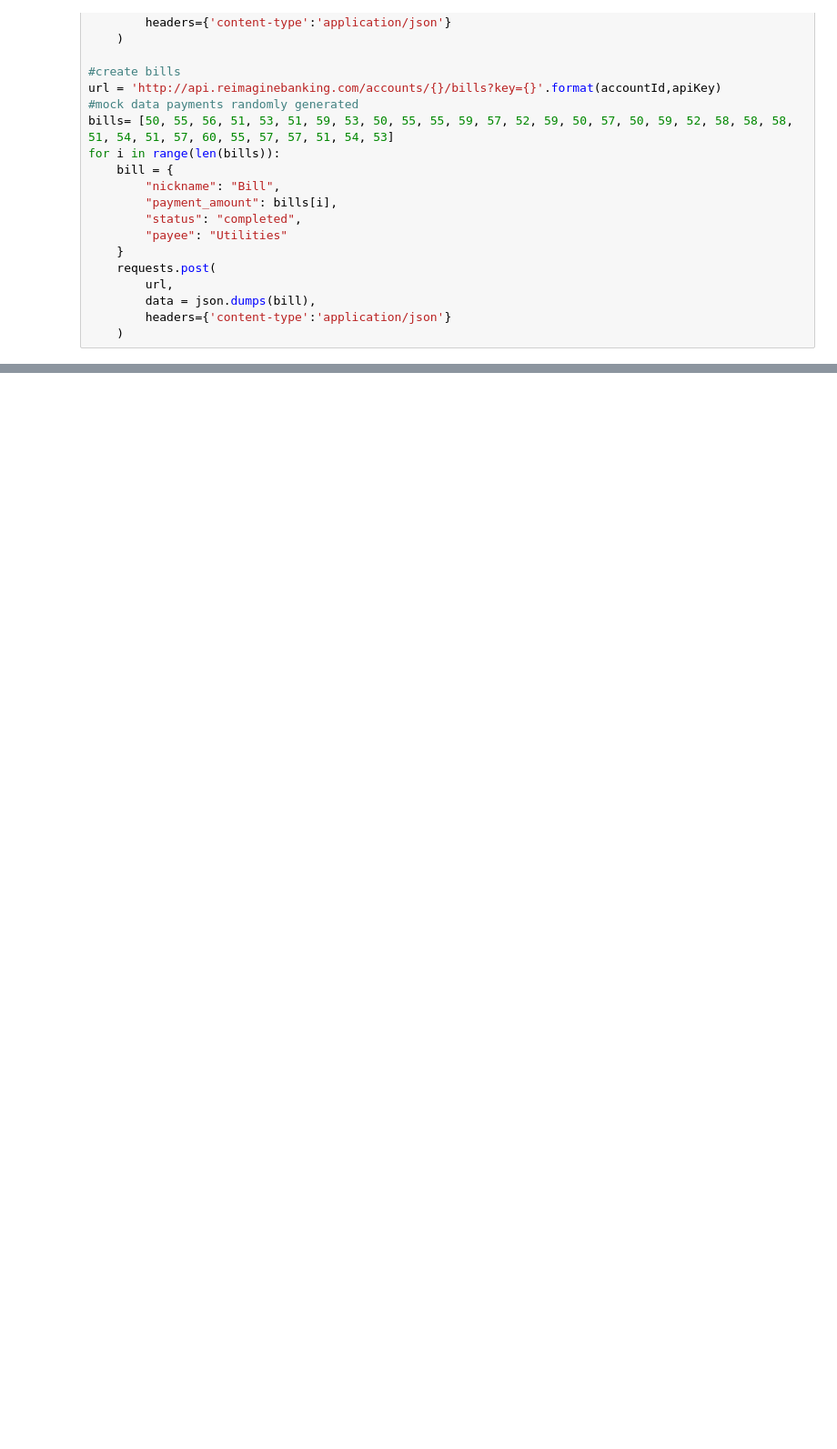
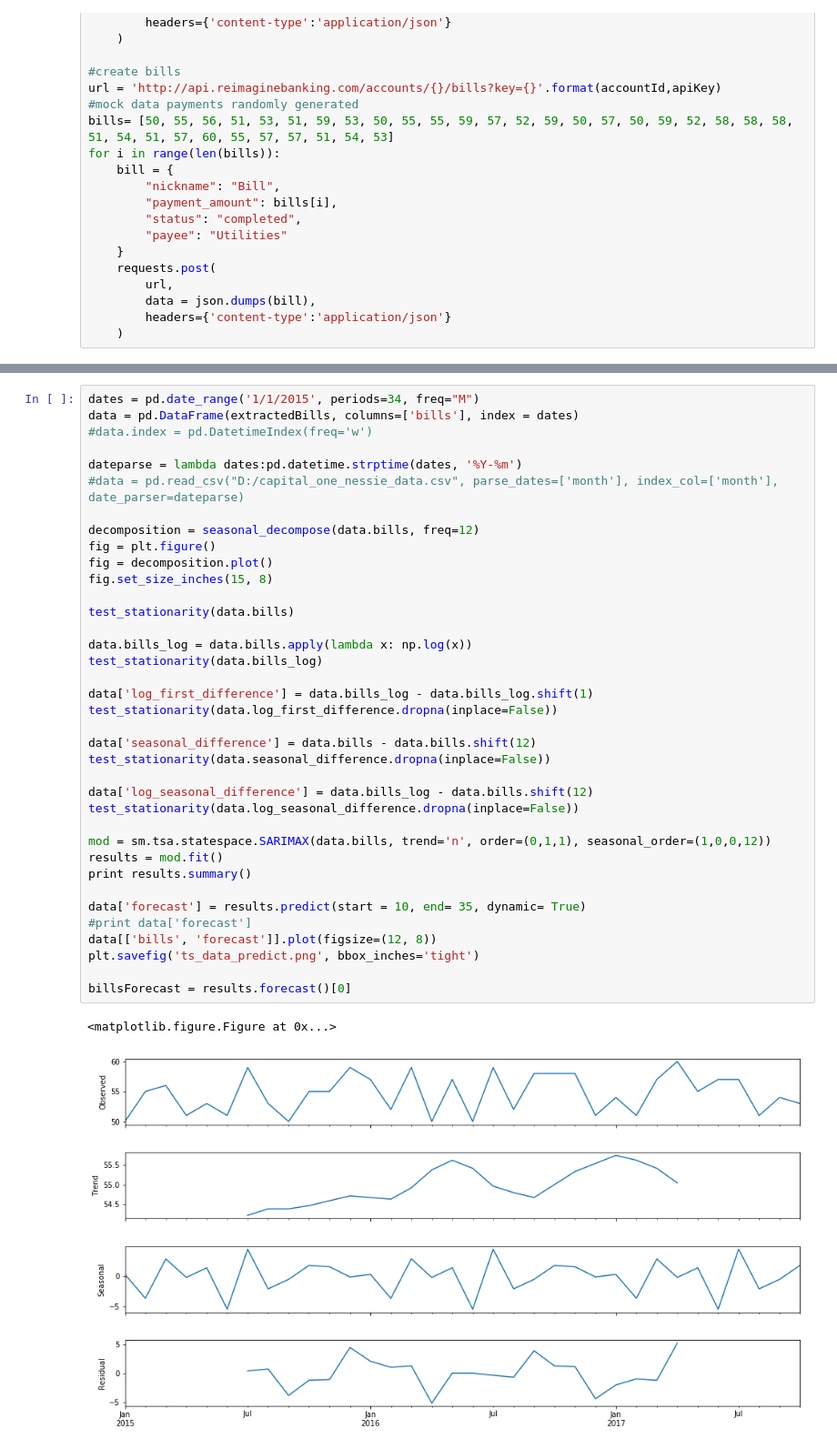
Before and after one commit to reemasinghal1234/Technica2017, a Jupyter notebook: PurchasePredictions.ipynb, the cells around one changed output, grey strips where cells are left out. Shown at 91% size. Cells and saved outputs as stored; diff of their text form; blank space fills up the shorter version.

```diff
--- a/PurchasePredictions.ipynb
+++ b/PurchasePredictions.ipynb
@@ -211,0 +544,40 @@ for bill in bills:
+# %%
+dates = pd.date_range('1/1/2015', periods=34, freq="M")
+data = pd.DataFrame(extractedBills, columns=['bills'], index = dates)
+#data.index = pd.DatetimeIndex(freq='w')
+
+dateparse = lambda dates:pd.datetime.strptime(dates, '%Y-%m')
+#data = pd.read_csv("D:/capital_one_nessie_data.csv", parse_dates=['month'], index_col=['month'], date_parser=dateparse)
+
+decomposition = seasonal_decompose(data.bills, freq=12)
+fig = plt.figure()
+fig = decomposition.plot()
+fig.set_size_inches(15, 8)
+
+test_stationarity(data.bills)
+
+data.bills_log = data.bills.apply(lambda x: np.log(x))
+test_stationarity(data.bills_log)
+
+data['log_first_difference'] = data.bills_log - data.bills_log.shift(1)
+test_stationarity(data.log_first_difference.dropna(inplace=False))
+
+data['seasonal_difference'] = data.bills - data.bills.shift(12)
+test_stationarity(data.seasonal_difference.dropna(inplace=False))
+
+data['log_seasonal_difference'] = data.bills_log - data.bills.shift(12)
+test_stationarity(data.log_seasonal_difference.dropna(inplace=False))
+
+mod = sm.tsa.statespace.SARIMAX(data.bills, trend='n', order=(0,1,1), seasonal_order=(1,0,0,12))
+results = mod.fit()
+print results.summary()
+
+data['forecast'] = results.predict(start = 10, end= 35, dynamic= True)
+#print data['forecast']
+data[['bills', 'forecast']].plot(figsize=(12, 8))
+plt.savefig('ts_data_predict.png', bbox_inches='tight')
+
+billsForecast = results.forecast()[0]
+# %% [output]
+<matplotlib.figure.Figure at 0x...>
+[figure, added]
```
Also changed, not shown: parts of 9 cells of this notebook, 1 other file.
